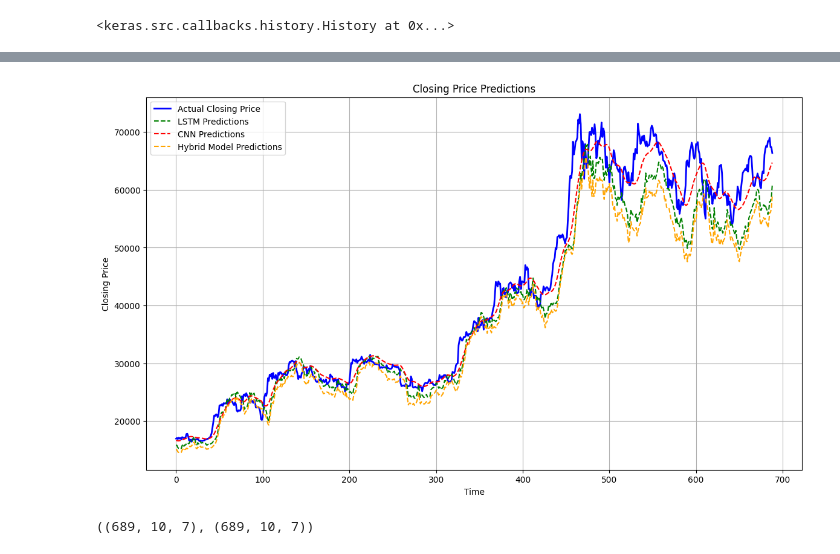
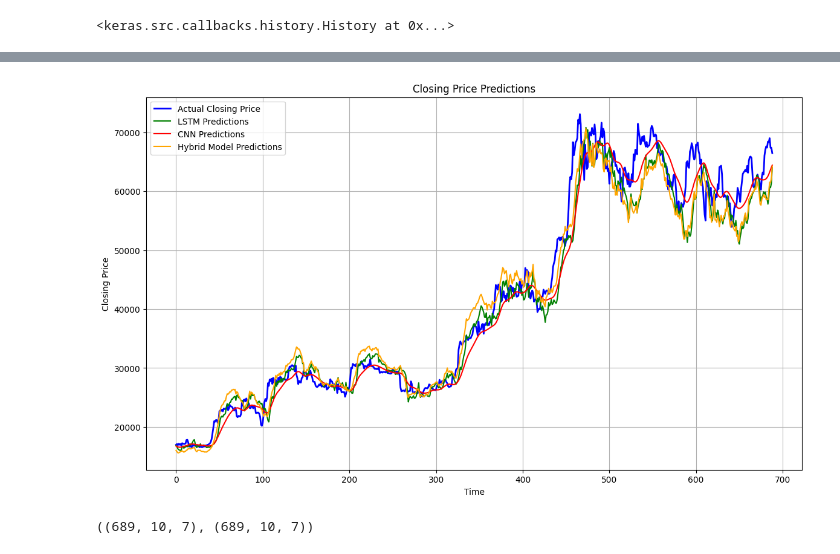
Before and after one commit to gmx369/ML, a Jupyter notebook: [Testing] Neural Network v5.1 x2Core mach TEST.ipynb, the cells around one changed output, grey strips where cells are left out. Drawn from its saved outputs; the diff is of its cells as text; code cells hidden in the pictures.

```diff
--- a/[Testing] Neural Network v5.1 x2Core mach TEST.ipynb
+++ b/[Testing] Neural Network v5.1 x2Core mach TEST.ipynb
@@ -220,16 +173,0 @@ CNN Model - MSE: 8774803.25116181, MAE: 2168.3857194987295
-# %%
-# Split your data into train and test sets for both LSTM and CNN inputs (hybrid)
-X_train_lstm, X_test_lstm, y_train, y_test = train_test_split(X_lstm_processed, y[9:], test_size=0.2, shuffle=False)
-X_train_cnn, X_test_cnn, _, _ = train_test_split(X_cnn_processed, y[9:], test_size=0.2, shuffle=False)
-
-# Train the Hybrid model
-hybrid_model.fit([X_train_cnn, X_train_lstm], y_train, epochs=10, batch_size=32,verbose=0)
-
-# Predict with the Hybrid model
-y_pred_hybrid = hybrid_model.predict([X_test_cnn, X_test_lstm])
-
-# Calculate scores for the Hybrid model
-mse_hybrid = mean_squared_error(y_test, y_pred_hybrid)
-mae_hybrid = mean_absolute_error(y_test, y_pred_hybrid)
-
-print(f"Hybrid Model - MSE: {mse_hybrid}, MAE: {mae_hybrid}") #13,029,682
@@ -262,13 +174,9 @@ Hybrid Model - R2: 0.9554365301511161
 # %%
-# Import necessary modules
-from sklearn.model_selection import train_test_split
-from sklearn.metrics import mean_squared_error, mean_absolute_error, r2_score
-
 # Split your data for LSTM
 X_train_lstm, X_test_lstm, y_train, y_test = train_test_split(X_lstm_processed, y[9:], test_size=0.2, shuffle=False)
 
 # Train your LSTM model
-lstm_model.fit(X_train_lstm, y_train, epochs=10, batch_size=32)
+lstm_model.fit(X_train_lstm, y_train, epochs=10, batch_size=128,verbose=0)
 
 # Predict with LSTM
 y_pred_lstm = lstm_model.predict(X_test_lstm)
@@ -278,17 +186,15 @@ mse_lstm = mean_squared_error(y_test, y_pred_lstm)
 mae_lstm = mean_absolute_error(y_test, y_pred_lstm)
 r2_lstm = r2_score(y_test, y_pred_lstm)
 
-################
-
+###################################################################################################################
 
 # Split your data for CNN
 X_train_cnn, X_test_cnn, _, _ = train_test_split(X_cnn_processed, y[9:], test_size=0.2, shuffle=False)
 
 # Train your CNN model
-cnn_model.fit(X_train_cnn, y_train, epochs=10, batch_size=32)
+cnn_model.fit(X_train_cnn, y_train, epochs=10, batch_size=64,verbose=0)
 
 # Predict with CNN
-#y_pred_cnn = np.squeeze(y_pred_cnn)
 y_pred_cnn = cnn_model.predict(X_test_cnn)
 
 # Calculate scores for CNN
@@ -297,14 +203,14 @@ mse_cnn = np.mean((y_test - y_pred_cnn) ** 2)
 mae_cnn = np.mean(np.abs(y_test - y_pred_cnn))
 r2_cnn = np.corrcoef(y_test, y_pred_cnn)[0, 1] ** 2
 
-###############################
+###################################################################################################################
 
 # Split your data for the hybrid model (both LSTM and CNN inputs)
 X_train_lstm, X_test_lstm, y_train, y_test = train_test_split(X_lstm_processed, y[9:], test_size=0.2, shuffle=False)
 X_train_cnn, X_test_cnn, _, _ = train_test_split(X_cnn_processed, y[9:], test_size=0.2, shuffle=False)
 
 # Train the Hybrid model
-hybrid_model.fit([X_train_cnn, X_train_lstm], y_train, epochs=10, batch_size=32)
+hybrid_model.fit([X_train_cnn, X_train_lstm], y_train, epochs=10, batch_size=64,verbose=0)
 
 # Predict with the Hybrid model
 y_pred_hybrid = hybrid_model.predict([X_test_cnn, X_test_lstm])
@@ -347,13 +242,13 @@ def plot_timeseries_predictions(y_test, y_pred_lstm, y_pred_cnn, y_pred_hybrid,
     plt.plot(time_axis, y_test, label='Actual Closing Price', color='blue', linewidth=2)
 
     # Plot LSTM predictions
-    plt.plot(time_axis, y_pred_lstm, label='LSTM Predictions', color='green', linestyle='--')
+    plt.plot(time_axis, y_pred_lstm, label='LSTM Predictions', color='green', linestyle='-')
 
     # Plot CNN predictions
-    plt.plot(time_axis, y_pred_cnn, label='CNN Predictions', color='red', linestyle='--')
+    plt.plot(time_axis, y_pred_cnn, label='CNN Predictions', color='red', linestyle='-')
 
     # Plot Hybrid model predictions
-    plt.plot(time_axis, y_pred_hybrid, label='Hybrid Model Predictions', color='orange', linestyle='--')
+    plt.plot(time_axis, y_pred_hybrid, label='Hybrid Model Predictions', color='orange', linestyle='-')
 
     # Title and labels
     plt.title(title)
@@ -380,6 +275,6 @@ plot_timeseries_predictions(y_test, y_pred_lstm, y_pred_cnn, y_pred_hybrid)
 22/22 ━━━━━━━━━━━━━━━━━━━━ 0s 1ms/step
 22/22 ━━━━━━━━━━━━━━━━━━━━ 0s 2ms/step
-[figure, old version]
+[figure, new version]
 # %%
 X_test_lstm.shape, X_test_cnn.shape
 # %% [output]
```
Also changed, not shown: parts of 16 cells of this notebook.
